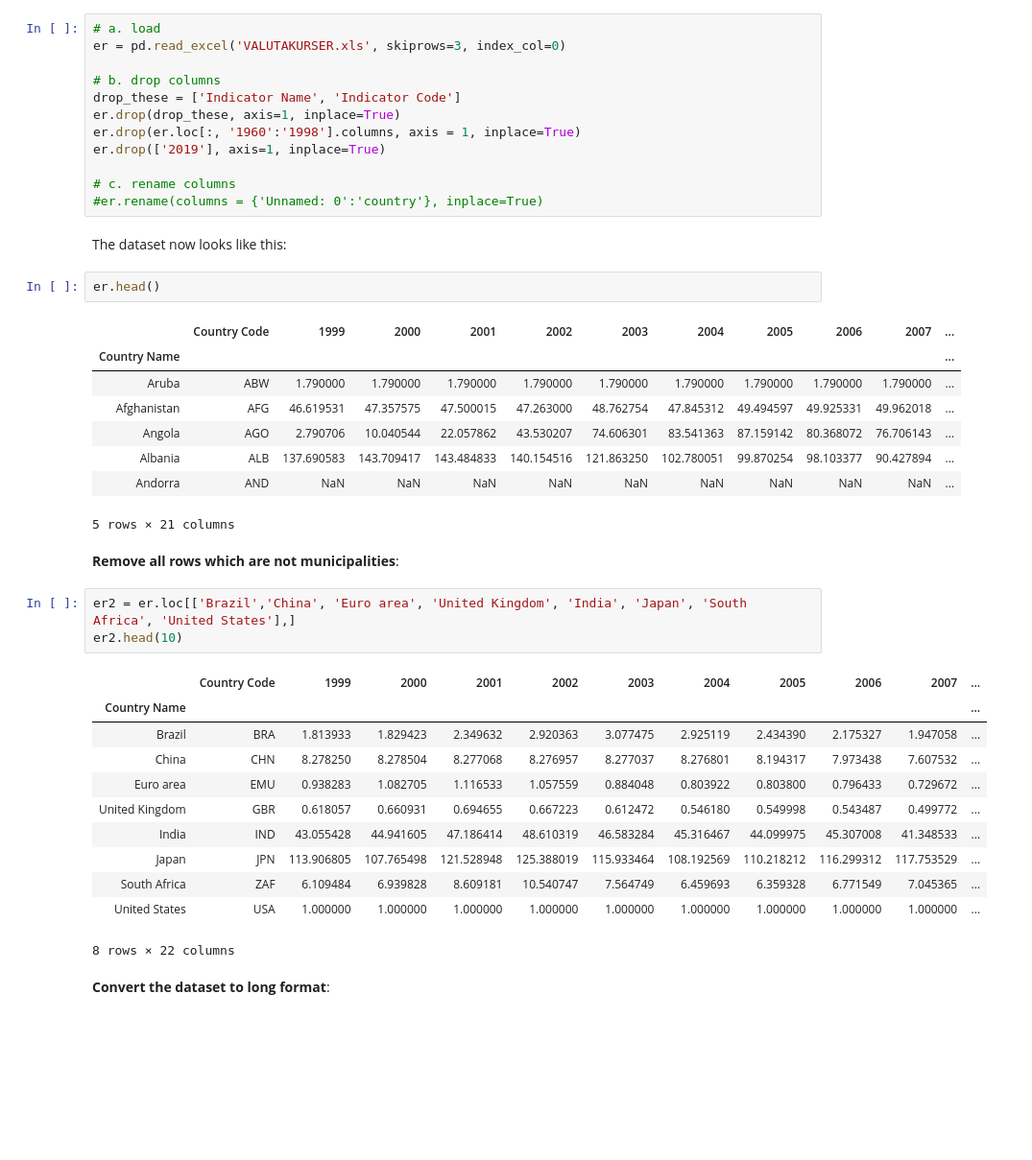
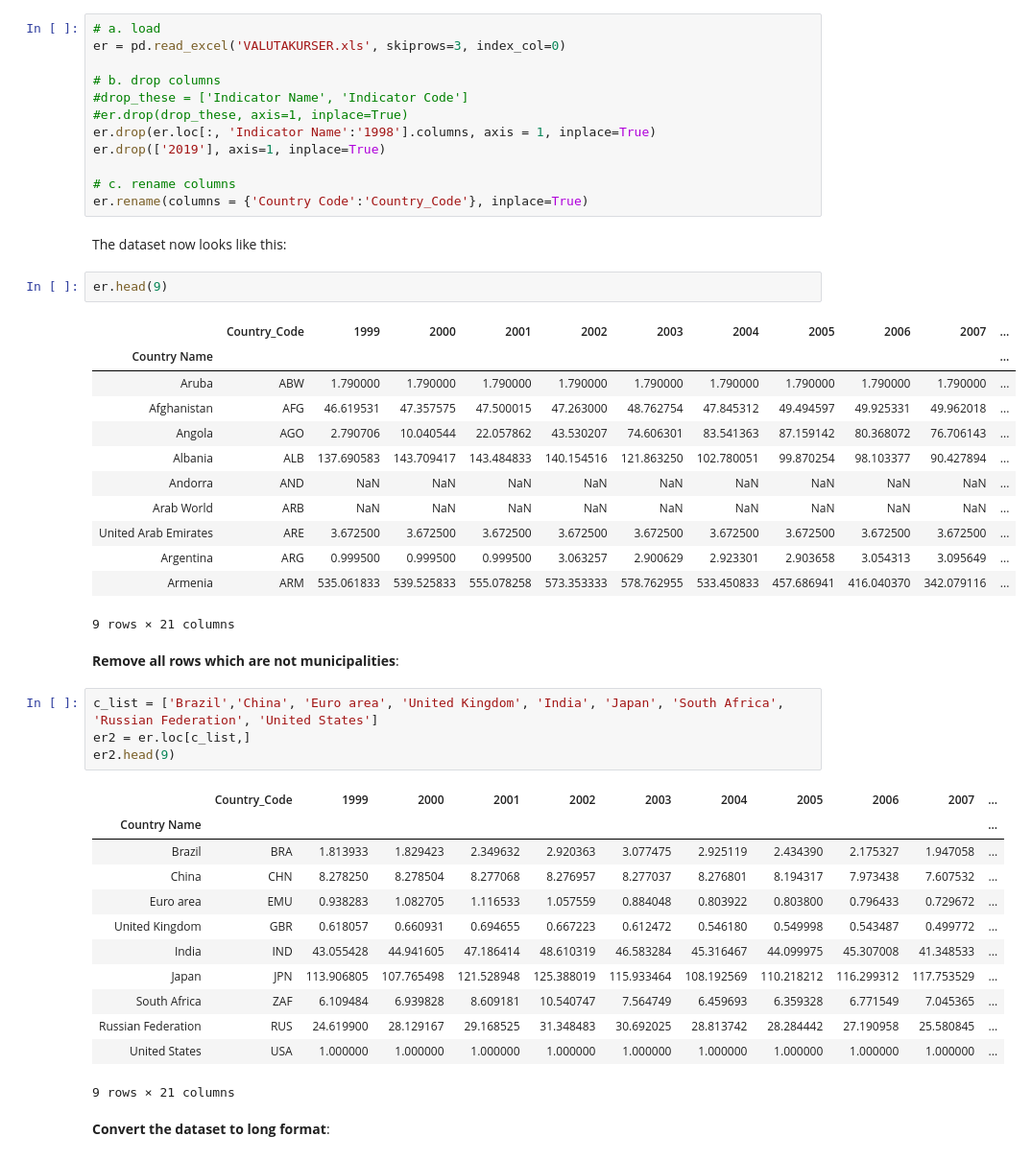
Before and after one commit to NumEconCopenhagen/projects-2020-matrixgymnasterne, a Jupyter notebook: dataproject/dataproject.ipynb, the cells around one changed output. Shown at 96% size. Drawn from its saved outputs; the diff is of its cells as text; blank space fills up the shorter version.

```diff
--- a/dataproject/dataproject.ipynb
+++ b/dataproject/dataproject.ipynb
@@ -36,33 +36,38 @@ The autoreload extension is already loaded. To reload it, use:
 er = pd.read_excel('VALUTAKURSER.xls', skiprows=3, index_col=0)
 
 # b. drop columns
-drop_these = ['Indicator Name', 'Indicator Code']
-er.drop(drop_these, axis=1, inplace=True)
-er.drop(er.loc[:, '1960':'1998'].columns, axis = 1, inplace=True)
+#drop_these = ['Indicator Name', 'Indicator Code']
+#er.drop(drop_these, axis=1, inplace=True)
+er.drop(er.loc[:, 'Indicator Name':'1998'].columns, axis = 1, inplace=True)
 er.drop(['2019'], axis=1, inplace=True)
 
 # c. rename columns
-#er.rename(columns = {'Unnamed: 0':'country'}, inplace=True)
+er.rename(columns = {'Country Code':'Country_Code'}, inplace=True)
 # %% [markdown]
 The dataset now looks like this:
 # %%
-er.head()
+er.head(9)
 # %% [output]
-|  | Country Code | 1999 | 2000 | 2001 | 2002 | 2003 | 2004 | 2005 | 2006 | 2007 | ... |
+|  | Country_Code | 1999 | 2000 | 2001 | 2002 | 2003 | 2004 | 2005 | 2006 | 2007 | ... |
 | Country Name |  |  |  |  |  |  |  |  |  |  | ... |
 | Aruba | ABW | 1.790000 | 1.790000 | 1.790000 | 1.790000 | 1.790000 | 1.790000 | 1.790000 | 1.790000 | 1.790000 | ... |
 | Afghanistan | AFG | 46.619531 | 47.357575 | 47.500015 | 47.263000 | 48.762754 | 47.845312 | 49.494597 | 49.925331 | 49.962018 | ... |
 | Angola | AGO | 2.790706 | 10.040544 | 22.057862 | 43.530207 | 74.606301 | 83.541363 | 87.159142 | 80.368072 | 76.706143 | ... |
 | Albania | ALB | 137.690583 | 143.709417 | 143.484833 | 140.154516 | 121.863250 | 102.780051 | 99.870254 | 98.103377 | 90.427894 | ... |
 | Andorra | AND | NaN | NaN | NaN | NaN | NaN | NaN | NaN | NaN | NaN | ... |
+| Arab World | ARB | NaN | NaN | NaN | NaN | NaN | NaN | NaN | NaN | NaN | ... |
+| United Arab Emirates | ARE | 3.672500 | 3.672500 | 3.672500 | 3.672500 | 3.672500 | 3.672500 | 3.672500 | 3.672500 | 3.672500 | ... |
+| Argentina | ARG | 0.999500 | 0.999500 | 0.999500 | 3.063257 | 2.900629 | 2.923301 | 2.903658 | 3.054313 | 3.095649 | ... |
+| Armenia | ARM | 535.061833 | 539.525833 | 555.078258 | 573.353333 | 578.762955 | 533.450833 | 457.686941 | 416.040370 | 342.079116 | ... |
-5 rows × 21 columns
+9 rows × 21 columns
 # %% [markdown]
 **Remove all rows which are not municipalities**:
 # %%
-er2 = er.loc[['Brazil','China', 'Euro area', 'United Kingdom', 'India', 'Japan', 'South Africa', 'United States'],]
-er2.head(10)
+c_list = ['Brazil','China', 'Euro area', 'United Kingdom', 'India', 'Japan', 'South Africa', 'Russian Federation', 'United States']
+er2 = er.loc[c_list,]
+er2.head(9)
 # %% [output]
-|  | Country Code | 1999 | 2000 | 2001 | 2002 | 2003 | 2004 | 2005 | 2006 | 2007 | ... |
+|  | Country_Code | 1999 | 2000 | 2001 | 2002 | 2003 | 2004 | 2005 | 2006 | 2007 | ... |
 | Country Name |  |  |  |  |  |  |  |  |  |  | ... |
 | Brazil | BRA | 1.813933 | 1.829423 | 2.349632 | 2.920363 | 3.077475 | 2.925119 | 2.434390 | 2.175327 | 1.947058 | ... |
 | China | CHN | 8.278250 | 8.278504 | 8.277068 | 8.276957 | 8.277037 | 8.276801 | 8.194317 | 7.973438 | 7.607532 | ... |
@@ -71,8 +76,9 @@ er2.head(10)
 | India | IND | 43.055428 | 44.941605 | 47.186414 | 48.610319 | 46.583284 | 45.316467 | 44.099975 | 45.307008 | 41.348533 | ... |
 | Japan | JPN | 113.906805 | 107.765498 | 121.528948 | 125.388019 | 115.933464 | 108.192569 | 110.218212 | 116.299312 | 117.753529 | ... |
 | South Africa | ZAF | 6.109484 | 6.939828 | 8.609181 | 10.540747 | 7.564749 | 6.459693 | 6.359328 | 6.771549 | 7.045365 | ... |
+| Russian Federation | RUS | 24.619900 | 28.129167 | 29.168525 | 31.348483 | 30.692025 | 28.813742 | 28.284442 | 27.190958 | 25.580845 | ... |
 | United States | USA | 1.000000 | 1.000000 | 1.000000 | 1.000000 | 1.000000 | 1.000000 | 1.000000 | 1.000000 | 1.000000 | ... |
-8 rows × 22 columns
+9 rows × 21 columns
 # %% [markdown]
 **Convert the dataset to long format**:
 # %%
```
Also changed, not shown: parts of 5 cells of this notebook.
